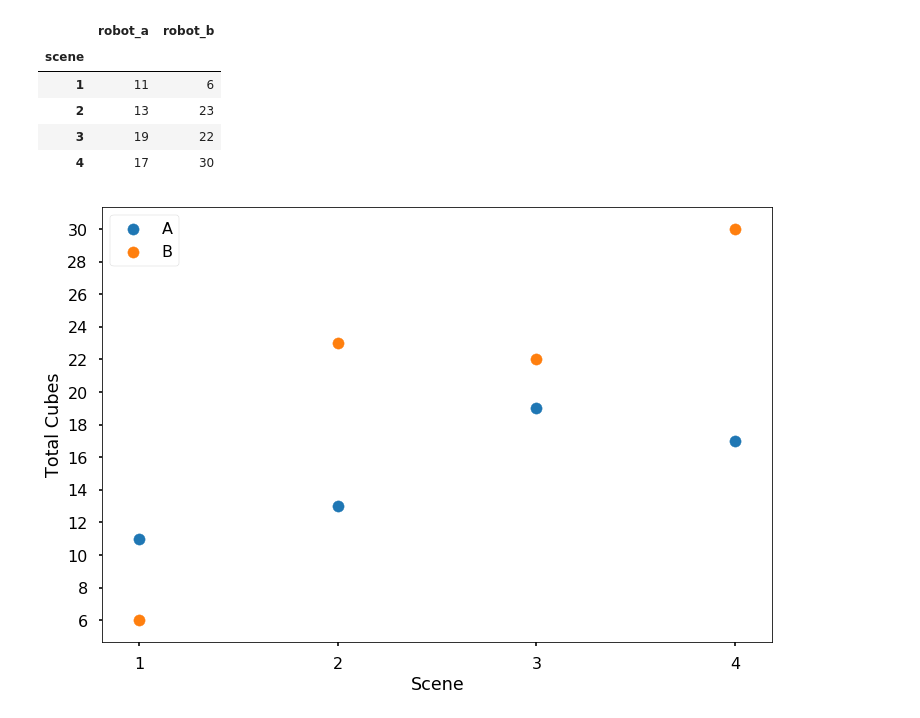
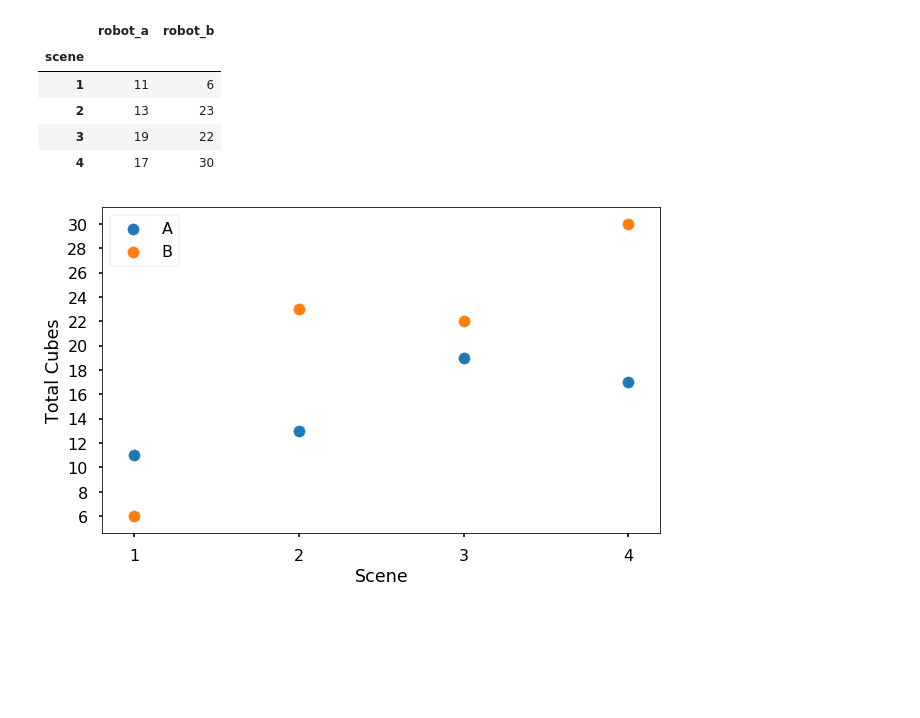
Before and after one commit to nilesh0109/PHRI_1920, a Jupyter notebook: evaluation/odd_even_participants_separate_evaluation.ipynb, the cells around one changed output. Saved outputs shown, nothing was run; the diff lists cells and outputs as text; code cells hidden in the pictures; blank space fills up the shorter version.

```diff
--- a/evaluation/odd_even_participants_separate_evaluation.ipynb
+++ b/evaluation/odd_even_participants_separate_evaluation.ipynb
@@ -160,14 +160,14 @@ even_participants_by_scene
 | 3 | 19 | 22 |
 | 4 | 17 | 30 |
 # %%
-plt.figure(figsize=(12,8))
+plt.figure(figsize=(10,6))
 plt.xticks(range(1,5))
 plt.yticks(range(0,35,2))
 plt.scatter(even_participants_by_scene.index, even_participants_by_scene["robot_a"], label="A")
 plt.scatter(even_participants_by_scene.index, even_participants_by_scene["robot_b"], label="B")
 plt.xlabel('Scene')
 plt.ylabel('Total Cubes')
 plt.legend()
 plt.show()
 # %% [output]
-[figure, old version]
+[figure, new version]
```
Also changed, not shown: parts of 6 cells of this notebook.
